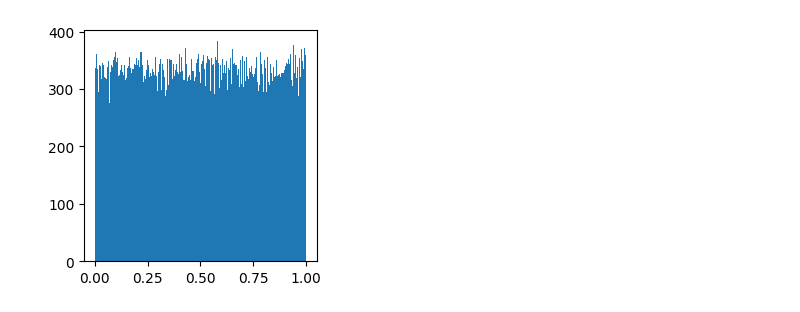
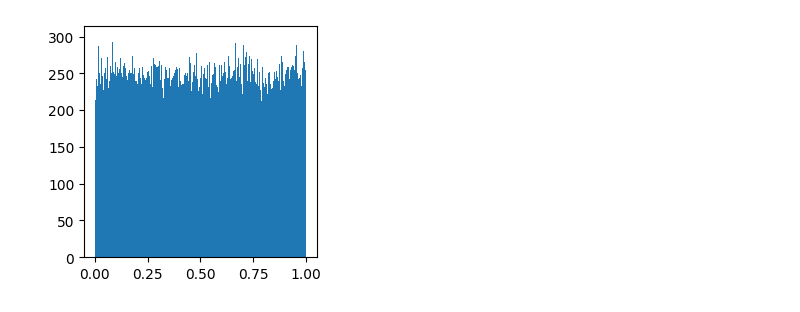
Before and after one commit to Dest1n640/Data_science, a Jupyter notebook: 02_distribution/main.ipynb, the cells around one changed output. Saved outputs shown, nothing was run; the diff lists cells and outputs as text; code cells hidden in the pictures.

```diff
--- a/02_distribution/main.ipynb
+++ b/02_distribution/main.ipynb
@@ -4,10 +4,10 @@ import matplotlib.pyplot as plt
 # %%
 y = np.random.rand(100000)
 plt.figure(figsize=(3, 3))
-plt.hist(y, bins = 300)
+plt.hist(y, bins = 400)
 plt.show()
 # %% [output]
-[figure, old version]
+[figure, new version]
 # %%
 x1 = np.random.rand(10000)
 x2 = np.random.rand(10000)
```
Also changed, not shown: parts of 8 cells of this notebook, 4 other files.
